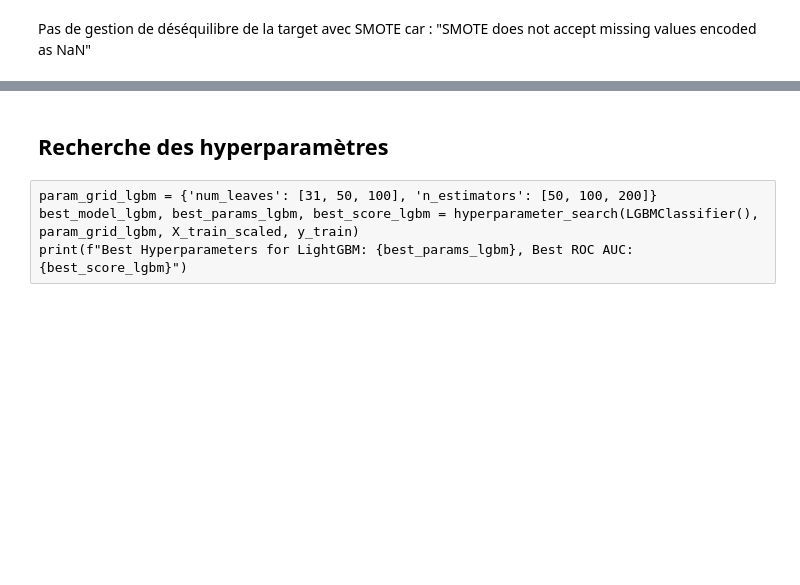
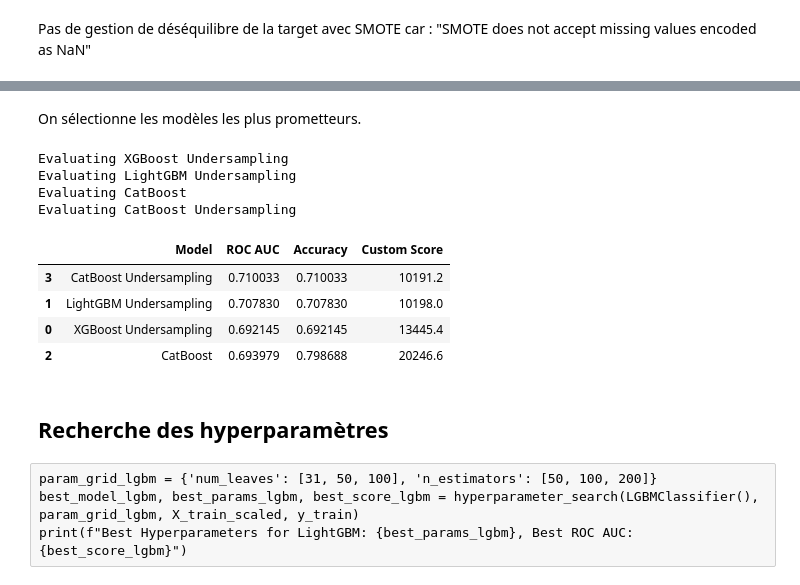
Before and after one commit to Stely-data/OC-Projet-7, a Jupyter notebook: Deveau_Estelle_2_notebook_Modelisation_052024.ipynb, the cells around one changed output, grey strips where cells are left out. Saved outputs shown, nothing was run; the diff lists cells and outputs as text; code cells hidden in the pictures; blank space fills up the shorter version.

Commit message:
version intermediaire
corrections mineures
ajout de la cross validation

```diff
--- a/Deveau_Estelle_2_notebook_Modelisation_052024.ipynb
+++ b/Deveau_Estelle_2_notebook_Modelisation_052024.ipynb
@@ -748,6 +774,7 @@ X_train_part, X_val_part, y_train_part, y_val_part = train_test_split(X_train_sl
                                                                       stratify=y_train)
 # %%
 # sans augmentation de données
-lgbm_model = LGBMClassifier()
+lgbm_model = LGBMClassifier(verbose=0)
+#lgbm_model = LGBMClassifier(is_unbalance=True, verbose=0)
 train_and_log_model(lgbm_model, "LightGBM", X_train_part, y_train_part, X_val_part, y_val_part,
                    X_test_selected, y_test, None)
@@ -776,0 +833,2 @@ train_and_log_model(catboost_model_us, "CatBoost", X_catb_us, y_catb_us, X_val_p
+# %% [markdown]
+On sélectionne les modèles les plus prometteurs.
@@ -777,2 +850,55 @@ train_and_log_model(catboost_model_us, "CatBoost", X_catb_us, y_catb_us, X_val_p
+# %%
+# Création du custom score avec la fonction cost
+def inverted_cost_function(y_true, y_pred):
+    return -cost_function(y_true, y_pred)
+
+custom_scorer = make_scorer(inverted_cost_function, greater_is_better=False)
+# %%
+# Fonction pour effectuer une validation croisée et évaluer les modèles
+def cross_validate_model(model, X, y, scoring=custom_scorer):
+    skf = StratifiedKFold(n_splits=5, shuffle=True, random_state=42)
+    auc_scores = cross_val_score(model, X, y, cv=skf, scoring=make_scorer(roc_auc_score))
+    accuracy_scores = cross_val_score(model, X, y, cv=skf, scoring=make_scorer(accuracy_score))
+    scores = cross_val_score(model, X, y, cv=skf, scoring=scoring)
+    return np.mean(auc_scores), np.mean(accuracy_scores), np.mean(scores)
+# %%
+# Liste pour stocker les résultats
+results = []
+
+# Entraîner et évaluer chaque modèle
+for model_name, dfs in model_datasets.items():
+    print(f"Evaluating {model_name}")
+    auc, accuracy, custom_score = cross_validate_model(dfs[0], dfs[1], dfs[2])
+
+    # Enregistrer les résultats dans MLflow
+    with mlflow.start_run(run_name=f"{model_name}_CV"):
+        mlflow.log_param("model", model_name)
+        mlflow.log_metric("ROC AUC", auc)
+        mlflow.log_metric("Accuracy", accuracy)
+        mlflow.log_metric("Custom Score", custom_score)
+        mlflow.sklearn.log_model(dfs[0], f"{model_name}_model")
+
+    # Ajouter les résultats au DataFrame
+    results.append({
+        "Model": model_name,
+        "ROC AUC": auc,
+        "Accuracy": accuracy,
+        "Custom Score": custom_score
+    })
+# %% [output]
+Evaluating XGBoost Undersampling
+Evaluating LightGBM Undersampling
+Evaluating CatBoost
+Evaluating CatBoost Undersampling
+# %%
+# Afficher les résultats
+results_df = pd.DataFrame(results)
+results_df.sort_values(by="Custom Score", ascending=True)
+# %% [output]
+|  | Model | ROC AUC | Accuracy | Custom Score |
+| 3 | CatBoost Undersampling | 0.710033 | 0.710033 | 10191.2 |
+| 1 | LightGBM Undersampling | 0.707830 | 0.707830 | 10198.0 |
+| 0 | XGBoost Undersampling | 0.692145 | 0.692145 | 13445.4 |
+| 2 | CatBoost | 0.693979 | 0.798688 | 20246.6 |
 # %% [markdown]
 ## Recherche des hyperparamètres
```
Also changed, not shown: parts of 51 cells of this notebook, 2 other files.
